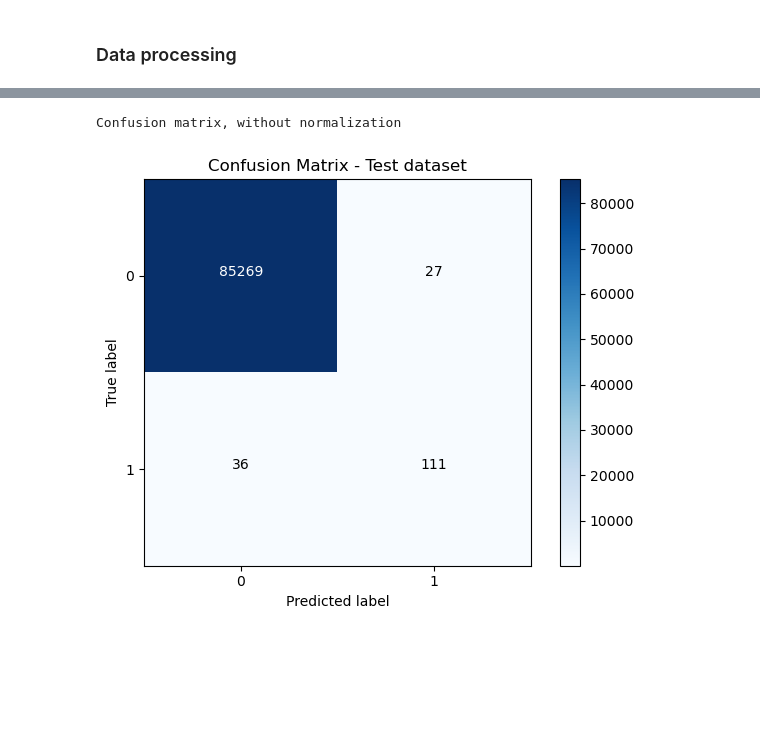
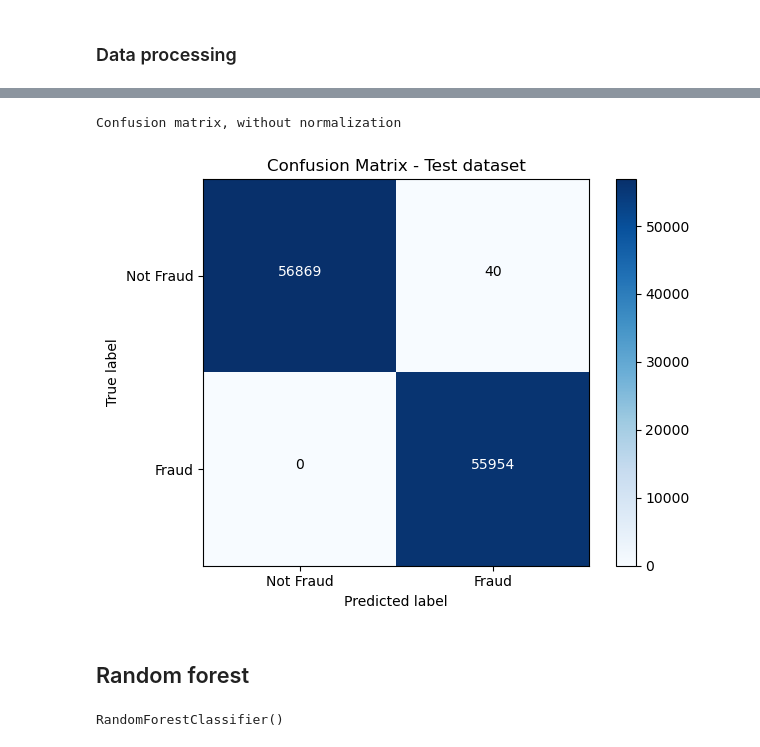
Before and after one commit to tankudo/ZoomCamb_2022_HomeWork, a Jupyter notebook: MidTermProject/FraudDetection.ipynb, the cells around one changed output, grey strips where cells are left out. Saved outputs shown, nothing was run; the diff lists cells and outputs as text; code cells hidden in the pictures; blank space fills up the shorter version.

Commit message:
DV and model are saved

```diff
--- a/MidTermProject/FraudDetection.ipynb
+++ b/MidTermProject/FraudDetection.ipynb
@@ -141,0 +263,14 @@ y_train, y_val = train_test_split(y_train_full, test_size=0.25, random_state=11)
+# %%
+detection_true = df_del[df_del['class'] == 1.0]
+detection_false = df_del[df_del['class'] == 0.0]
+
+# Upsample the minority class
+detection_true_upsampled = resample(detection_true, random_state=13, n_samples=280000)
+detection_upsampled = pd.concat([detection_true_upsampled, detection_false])
+# %%
+y = detection_upsampled["class"]
+X = detection_upsampled.drop(["class"], axis = 1)
+X_train_full, X_test = train_test_split(X, test_size=0.2, random_state=11)
+X_train, X_val = train_test_split(X_train_full, test_size=0.25, random_state=11)
+y_train_full, y_test = train_test_split(y, test_size=0.2, random_state=11)
+y_train, y_val = train_test_split(y_train_full, test_size=0.25, random_state=11)
@@ -202,10 +305,14 @@ print(roc_auc_score(y_val, y_pred))
 # %%
-cm = confusion_matrix(y_test, y_pred.round())
-plot_confusion_matrix(cm, classes = [0, 1], title = 'Confusion Matrix - Test dataset')
+y_pred = decision_tree_model.predict(X_val)
+cm = confusion_matrix(y_val, y_pred.round())
+plot_confusion_matrix(cm, classes = ['Not Fraud', 'Fraud'], title = 'Confusion Matrix - Test dataset')
 # %% [output]
 Confusion matrix, without normalization
-[figure, old version]
+[figure, new version]
+# %% [markdown]
+## Random forest
 # %%
 rf_model = RandomForestClassifier(n_estimators = 100)
 rf_model.fit(X_train, y_train)
-y_pred = rf_model.predict(X_test)
+# %% [output]
+RandomForestClassifier()
```
Also changed, not shown: parts of 47 cells of this notebook, 1 other file.
